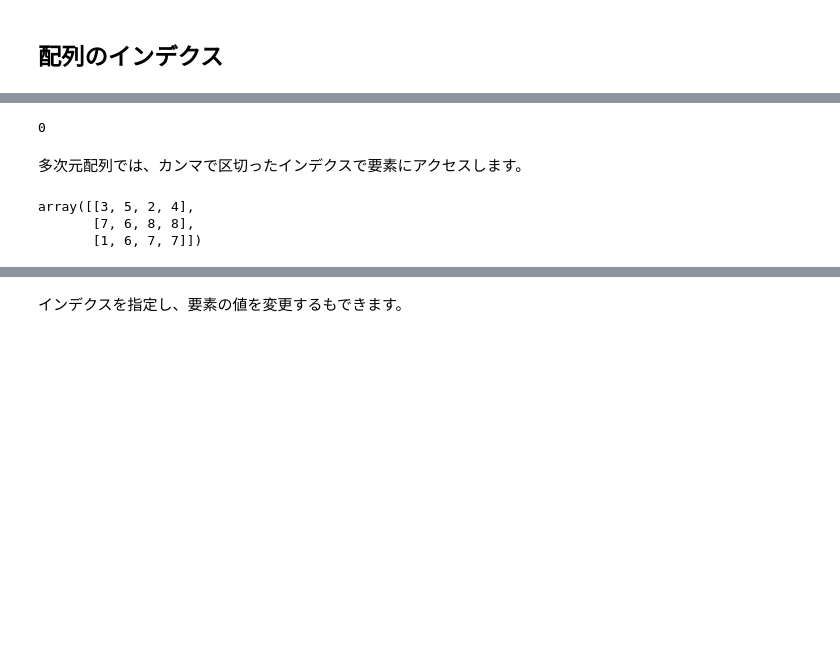
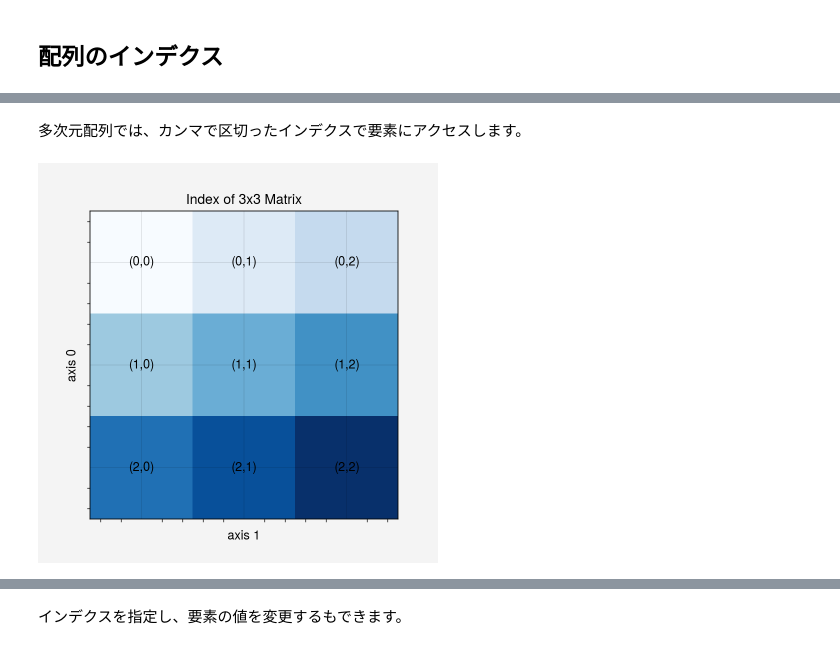
Before and after one commit to lvzeyu/css_tohoku, a Jupyter notebook: _sources/draft/numpy.ipynb, the cells around one changed output, grey strips where cells are left out. Drawn from its saved outputs; the diff is of its cells as text; code cells hidden in the pictures; blank space fills up the shorter version.

```diff
--- a/_sources/draft/numpy.ipynb
+++ b/_sources/draft/numpy.ipynb
@@ -133,12 +167,42 @@ array([5, 0, 3, 3, 7, 9])
-# %%
-x1[1]
-# %% [output]
-0
 # %% [markdown]
 多次元配列では、カンマで区切ったインデクスで要素にアクセスします。
-# %%
-x2
-# %% [output]
-array([[3, 5, 2, 4],
-       [7, 6, 8, 8],
-       [1, 6, 7, 7]])
+# %%
+import matplotlib.pyplot as plt
+import numpy as np
+
+# Create a 3x3 matrix
+matrix = np.arange(9).reshape(3, 3)
+
+# Set the background color for all cells
+background_color = '#E0E0E0'  # Light gray
+
+# Create a figure and axis
+fig, ax = plt.subplots()
+
+# Create a heatmap plot with the specified background color
+heatmap = ax.imshow(matrix, cmap='Blues', vmin=0, vmax=8)
+
+# Loop over each cell and add the index value as text
+for i in range(matrix.shape[0]):
+    for j in range(matrix.shape[1]):
+        ax.text(j, i, f'({i},{j})', ha='center', va='center', color='black')
+
+# Set axis labels
+ax.set_xticks(np.arange(matrix.shape[1]))
+ax.set_yticks(np.arange(matrix.shape[0]))
+ax.set_xticklabels([])
+ax.set_yticklabels([])
+ax.tick_params(length=0)
+ax.set_xlabel('axis 1')
+ax.set_ylabel('axis 0')
+
+# Set the title
+ax.set_title('Index of 3x3 Matrix')
+
+# Remove the colorbar
+plt.colorbar(heatmap).remove()
+
+# Show the plot
+plt.show()
+# %% [output]
+[figure, added]
```
Also changed, not shown: parts of 60 cells of this notebook, 5 other files.
